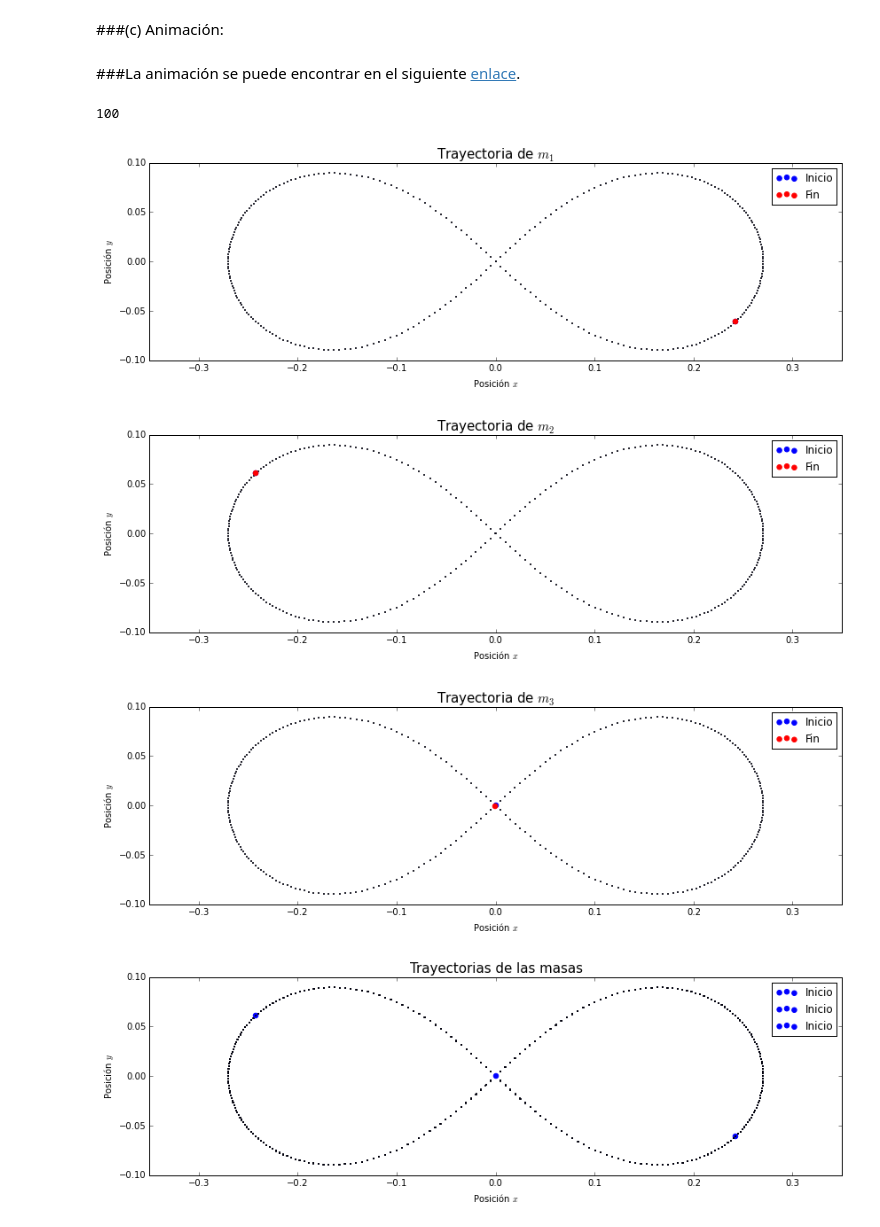
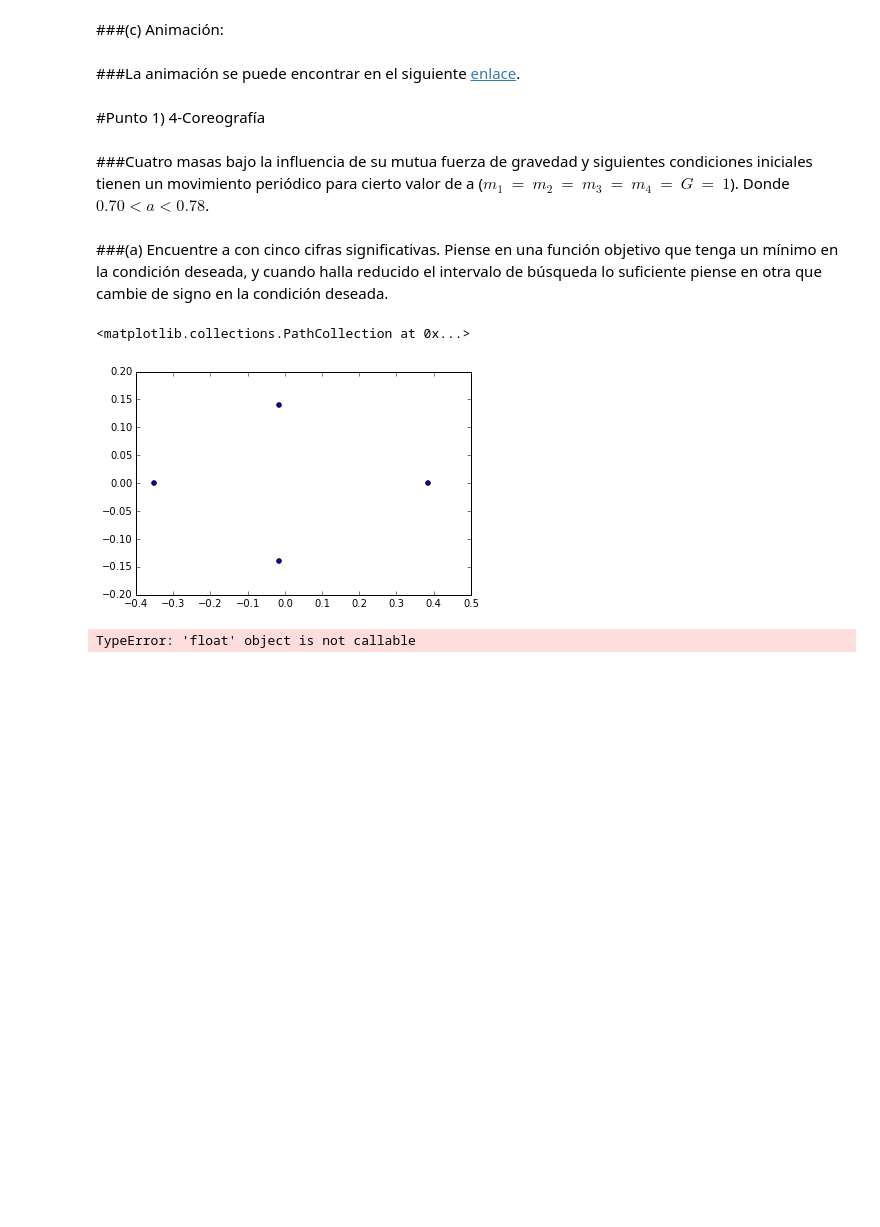
Before and after one commit to ArturoVelasquez/MC-1, a Jupyter notebook: Tareas/HW5/HW5.ipynb, the cells around one changed output. Drawn from its saved outputs; the diff is of its cells as text; code cells hidden in the pictures; blank space fills up the shorter version.

Commit message:
error en el punto 2

```diff
--- a/Tareas/HW5/HW5.ipynb
+++ b/Tareas/HW5/HW5.ipynb
@@ -177,25 +183,52 @@ hist=simulacion(numIter=200,Y=Y,tmax=periodo)
 animador(hist)
 # %% [markdown]
-###La animación se puede encontrar en el siguiente [enlace]().
+###La animación se puede encontrar en el siguiente [enlace](https://raw.githubusercontent.com/diegolramirez/MC/master/Tareas/HW5/gravchor.gif).
-# %%
-len(rangoBusqueda)
-# %% [output]
-100
+# %% [markdown]
+#Punto 1) 4-Coreografía
+# %% [markdown]
+###Cuatro masas bajo la influencia de su mutua fuerza de gravedad y siguientes condiciones iniciales tienen un movimiento periódico para cierto valor de a ($m_1\ =\ m_2\ =\ m_3\ =\ m_4\ =\ G\ =\ 1$). Donde $0.70 < a < 0.78$.
+# %%
+#Defino las ecuaciones iniciales
+a = 0.70
+b = 0.384277200514
+c = 0
+d = 0.0156823005697
+e = 0.13966430504
+f = 0.352912599375
+g = 2.01155925929
+h = 1.19817066623
+i = 1.63619158614
+
+#Se ordena la información de cada masa y la del total en Y basados en la explicación inicial.
+r1 = np.array([b,c])
+r2 = np.array([-d,-e])
+r3 = np.array([-f,c])
+r4 = np.array([-d,e])
+
+v1 = np.array([c,a])
+v2 = np.array([-g,-h])
+v3 = np.array([c,i])
+v4 = np.array([g,-h])
+
+#Se crean los vectores que con la información inicial de las masas
+Y = np.array([r1,v1,r2,v2,r3,v3,r4,v4])
+Yini = np.array([r1,v1,r2,v2,r3,v3,r4,v4])
+# %% [markdown]
+###(a)  Encuentre a con cinco cifras significativas. Piense en una función objetivo que tenga un mínimo en la condición deseada, y cuando halla reducido el intervalo de búsqueda lo suficiente piense en otra que cambie de signo en la condición deseada.
+# %%
+plt.scatter(r1[0],r1[1])
+plt.scatter(r2[0],r2[1])
+plt.scatter(r3[0],r3[1])
+plt.scatter(r4[0],r4[1])
+# %% [output]
+<matplotlib.collections.PathCollection at 0x...>
+[figure, added]
 # %%
-hist=simulacion(numIter=300,Y=Y,tmax=0.79090909090909089)
-lalala = 1
-graficador(hist,lalala)
-
-lalala = 2
-graficador(hist,lalala)
-
-lalala = 3
-graficador(hist,lalala)
-
-lalala = 0
-graficador(hist,lalala)
+hist=simulacion(numIter=200,Y=Y,tmax=0.5)
+graficador(hist,masa=1)
+graficador(hist,masa=2)
+graficador(hist,masa=3)
+graficador(hist,masa=4)
+graficador(hist,masa=0)
 # %% [output]
-[figure, removed]
-[figure, removed]
-[figure, removed]
-[figure, removed]
+TypeError: 'float' object is not callable
```
Also changed, not shown: parts of 13 cells of this notebook, 1 other file.
